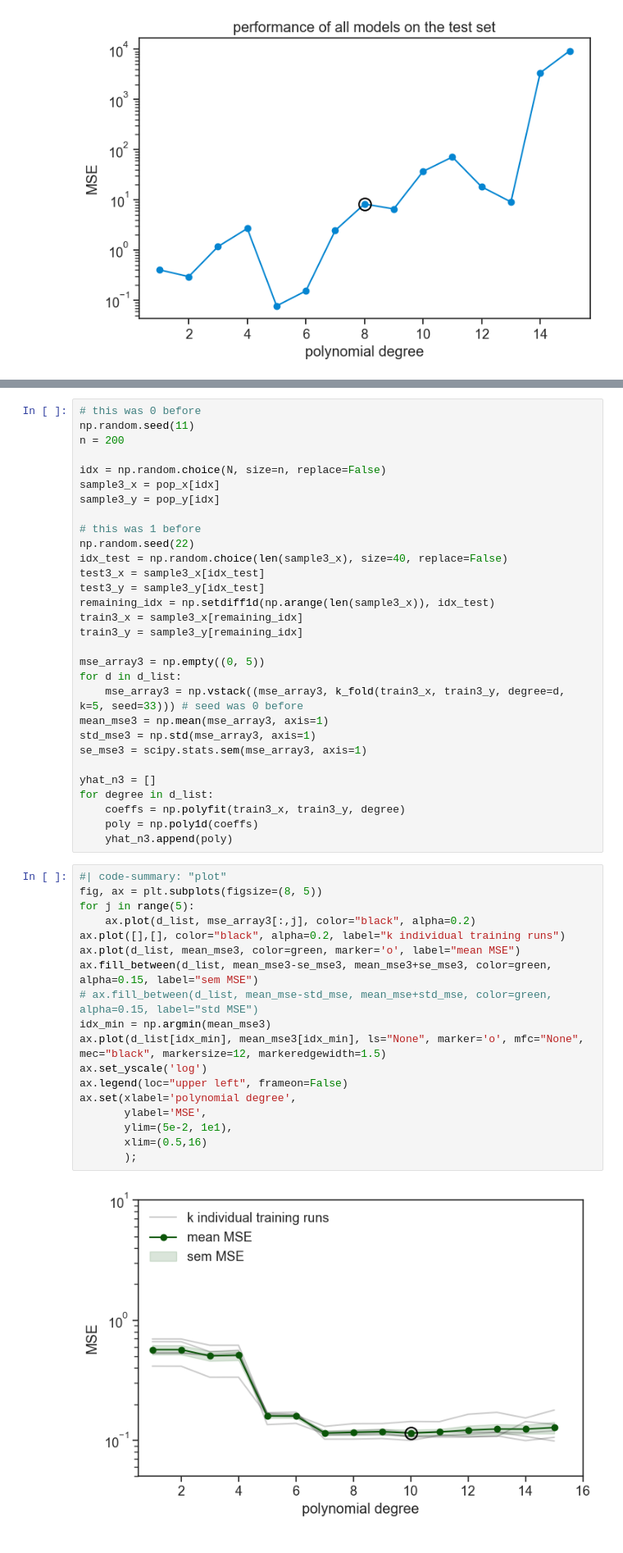
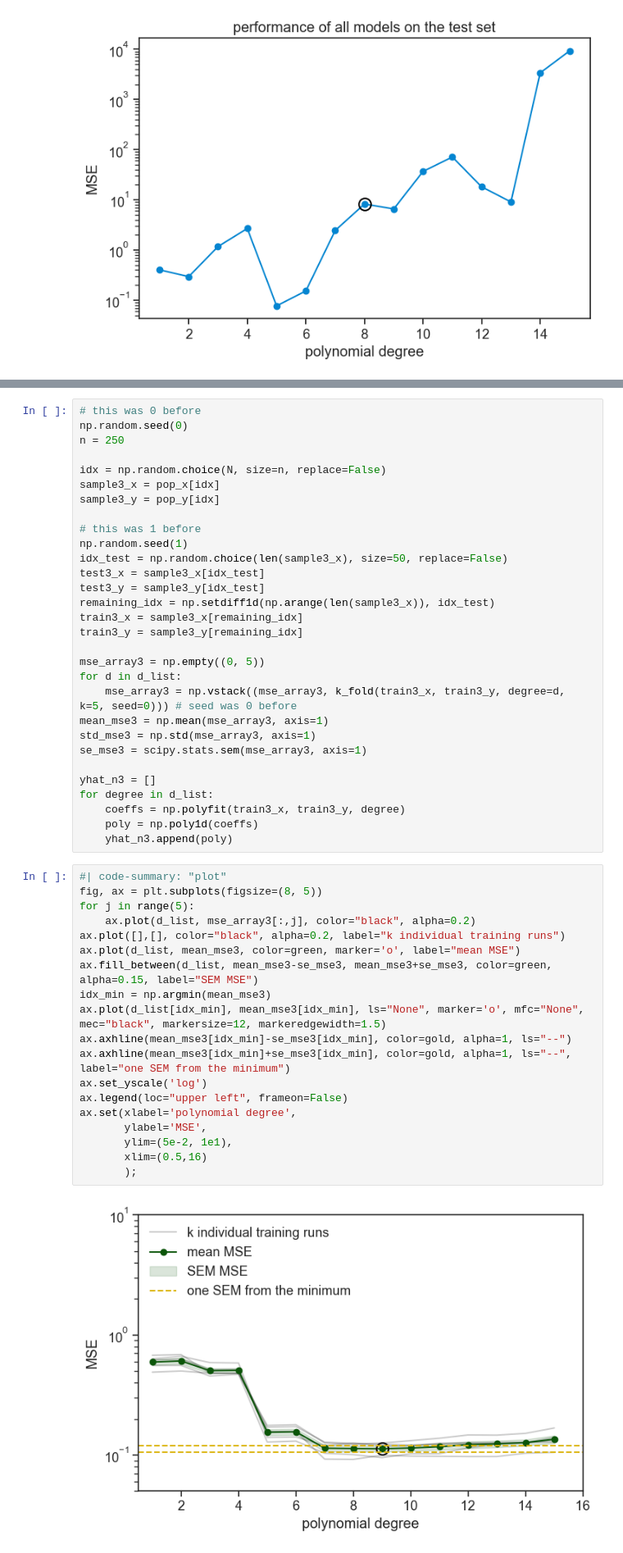
Before and after one commit to yairmau/statistics, a Jupyter notebook: generalization/cross-validation.ipynb, the cells around one changed output, grey strips where cells are left out. Shown at 82% size. Saved outputs shown, nothing was run; the diff lists cells and outputs as text.

```diff
--- a/generalization/cross-validation.ipynb
+++ b/generalization/cross-validation.ipynb
@@ -343,15 +372,15 @@ ax.set(title="performance of all models on the test set",
 # %%
 # this was 0 before
-np.random.seed(11)
-n = 200
+np.random.seed(0)
+n = 250
 
 idx = np.random.choice(N, size=n, replace=False)
 sample3_x = pop_x[idx]
 sample3_y = pop_y[idx]
 
 # this was 1 before
-np.random.seed(22)
-idx_test = np.random.choice(len(sample3_x), size=40, replace=False)
+np.random.seed(1)
+idx_test = np.random.choice(len(sample3_x), size=50, replace=False)
 test3_x = sample3_x[idx_test]
 test3_y = sample3_y[idx_test]
 remaining_idx = np.setdiff1d(np.arange(len(sample3_x)), idx_test)
@@ -360,7 +389,7 @@ train3_y = sample3_y[remaining_idx]
 
 mse_array3 = np.empty((0, 5))
 for d in d_list:
-    mse_array3 = np.vstack((mse_array3, k_fold(train3_x, train3_y, degree=d, k=5, seed=33))) # seed was 0 before
+    mse_array3 = np.vstack((mse_array3, k_fold(train3_x, train3_y, degree=d, k=5, seed=0))) # seed was 0 before
 mean_mse3 = np.mean(mse_array3, axis=1)
 std_mse3 = np.std(mse_array3, axis=1)
 se_mse3 = scipy.stats.sem(mse_array3, axis=1)
@@ -373,20 +402,21 @@ for degree in d_list:
 # %%
 #| code-summary: "plot"
 fig, ax = plt.subplots(figsize=(8, 5))
 for j in range(5):
     ax.plot(d_list, mse_array3[:,j], color="black", alpha=0.2)
 ax.plot([],[], color="black", alpha=0.2, label="k individual training runs")
 ax.plot(d_list, mean_mse3, color=green, marker='o', label="mean MSE")
-ax.fill_between(d_list, mean_mse3-se_mse3, mean_mse3+se_mse3, color=green, alpha=0.15, label="sem MSE")
-# ax.fill_between(d_list, mean_mse-std_mse, mean_mse+std_mse, color=green, alpha=0.15, label="std MSE")
+ax.fill_between(d_list, mean_mse3-se_mse3, mean_mse3+se_mse3, color=green, alpha=0.15, label="SEM MSE")
 idx_min = np.argmin(mean_mse3)
 ax.plot(d_list[idx_min], mean_mse3[idx_min], ls="None", marker='o', mfc="None", mec="black", markersize=12, markeredgewidth=1.5)
+ax.axhline(mean_mse3[idx_min]-se_mse3[idx_min], color=gold, alpha=1, ls="--")
+ax.axhline(mean_mse3[idx_min]+se_mse3[idx_min], color=gold, alpha=1, ls="--", label="one SEM from the minimum")
 ax.set_yscale('log')
 ax.legend(loc="upper left", frameon=False)
 ax.set(xlabel='polynomial degree',
        ylabel='MSE',
        ylim=(5e-2, 1e1),
        xlim=(0.5,16)
        );
 # %% [output]
-[figure, old version]
+[figure, new version]
```
Also changed, not shown: parts of 22 cells of this notebook, 12 other files.
